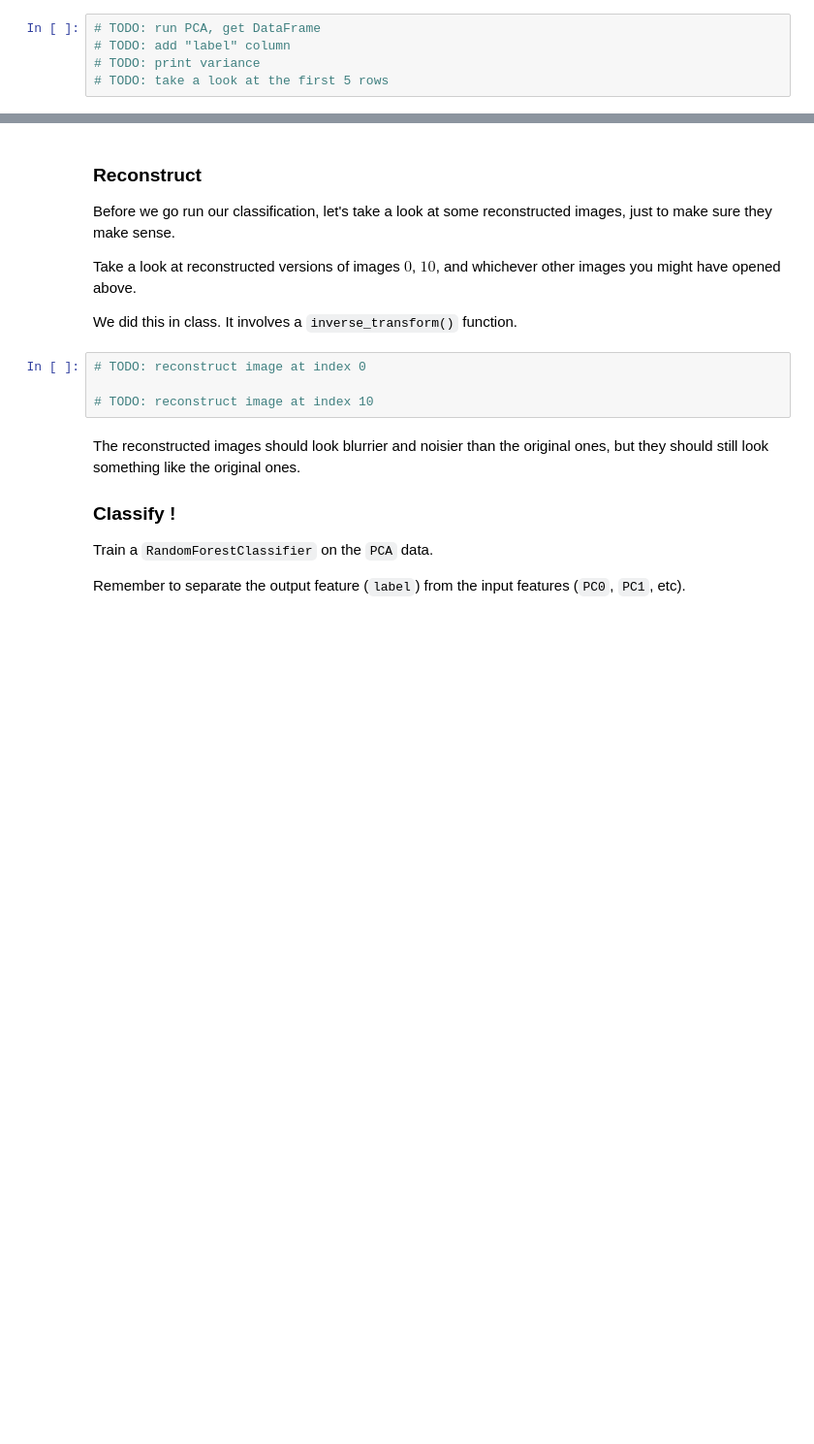
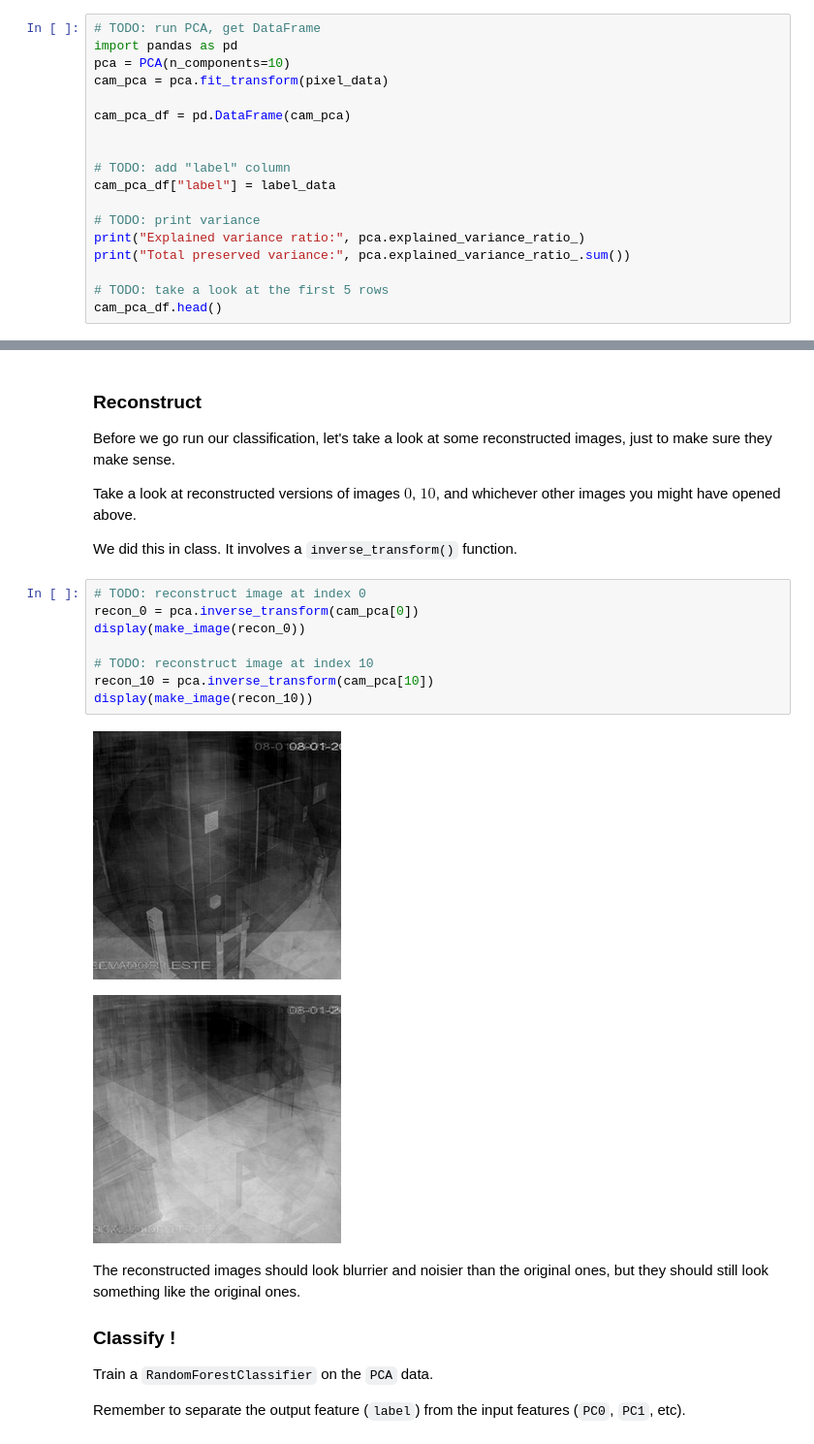
Before and after one commit to lims653-coder/Homework09, a Jupyter notebook: Homework09.ipynb, the cells around one changed output, grey strips where cells are left out. Shown at 97% size. Drawn from its saved outputs; the diff is of its cells as text; blank space fills up the shorter version.

```diff
--- a/Homework09.ipynb
+++ b/Homework09.ipynb
@@ -76,6 +103,19 @@ Create a `DataFrame` called `cam_pca_df` by running `PCA` on the list of pixel d
 You can change how many components to extract from the images later, but for this first run just use $10$ components so we can compare classification with $10$ `PCA` components to the classification with $10$ random features from `Homework07`.  Make sure to confirm how much of the `variance` is preserved by this transformation.
 # %%
 # TODO: run PCA, get DataFrame
+import pandas as pd
+pca = PCA(n_components=10)
+cam_pca = pca.fit_transform(pixel_data)
+
+cam_pca_df = pd.DataFrame(cam_pca)
+
+
 # TODO: add "label" column
+cam_pca_df["label"] = label_data
+
 # TODO: print variance
+print("Explained variance ratio:", pca.explained_variance_ratio_)
+print("Total preserved variance:", pca.explained_variance_ratio_.sum())
+
 # TODO: take a look at the first 5 rows
+cam_pca_df.head()
@@ -99,8 +149,15 @@ Take a look at reconstructed versions of images $0$, $10$, and whichever other i
 We did this in class. It involves a `inverse_transform()` function.
 # %%
 # TODO: reconstruct image at index 0
+recon_0 = pca.inverse_transform(cam_pca[0])
+display(make_image(recon_0))
 
 # TODO: reconstruct image at index 10
+recon_10 = pca.inverse_transform(cam_pca[10])
+display(make_image(recon_10))
+# %% [output]
+[figure, added]
+[figure, added]
 # %% [markdown]
 The reconstructed images should look blurrier and noisier than the original ones, but they should still look something like the original ones.
 
```
Also changed, not shown: parts of 18 cells of this notebook.
